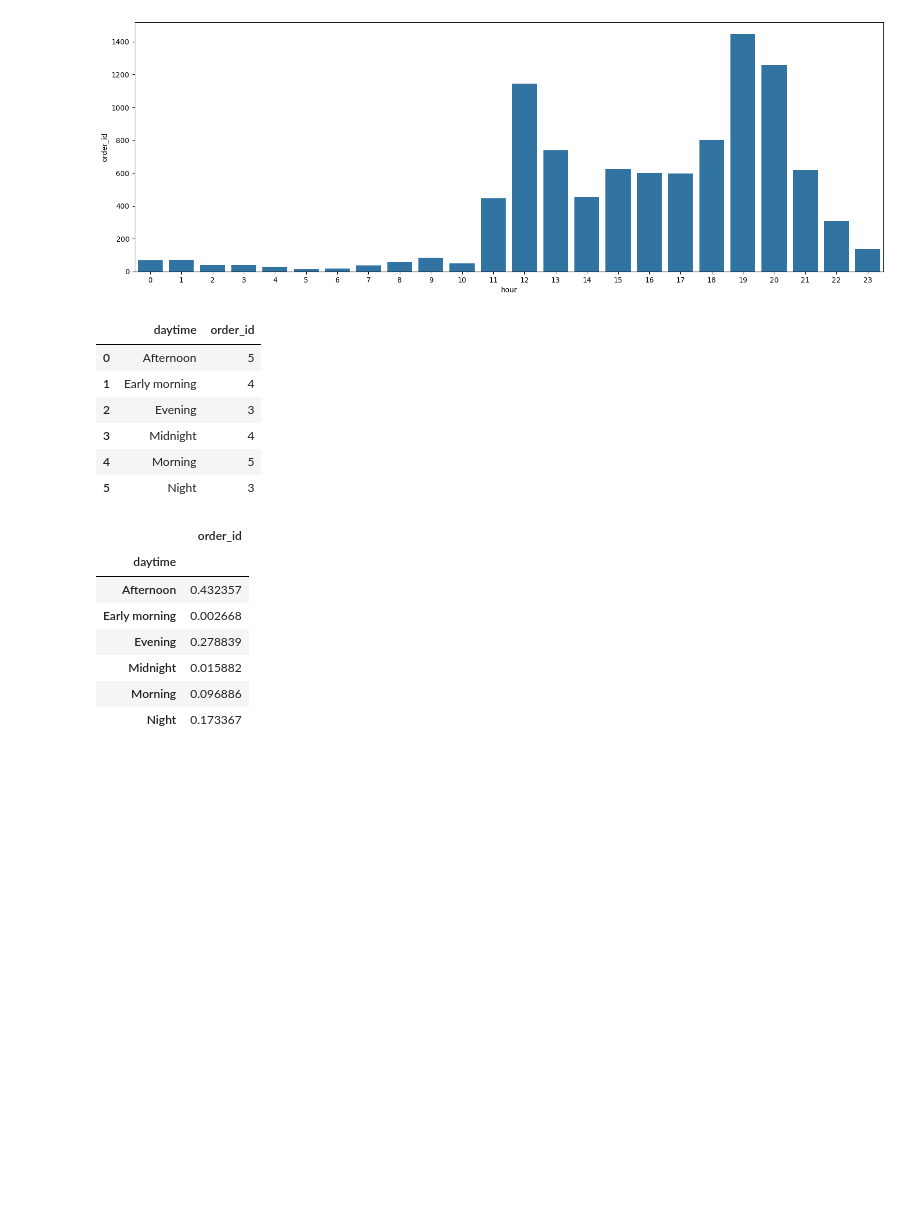
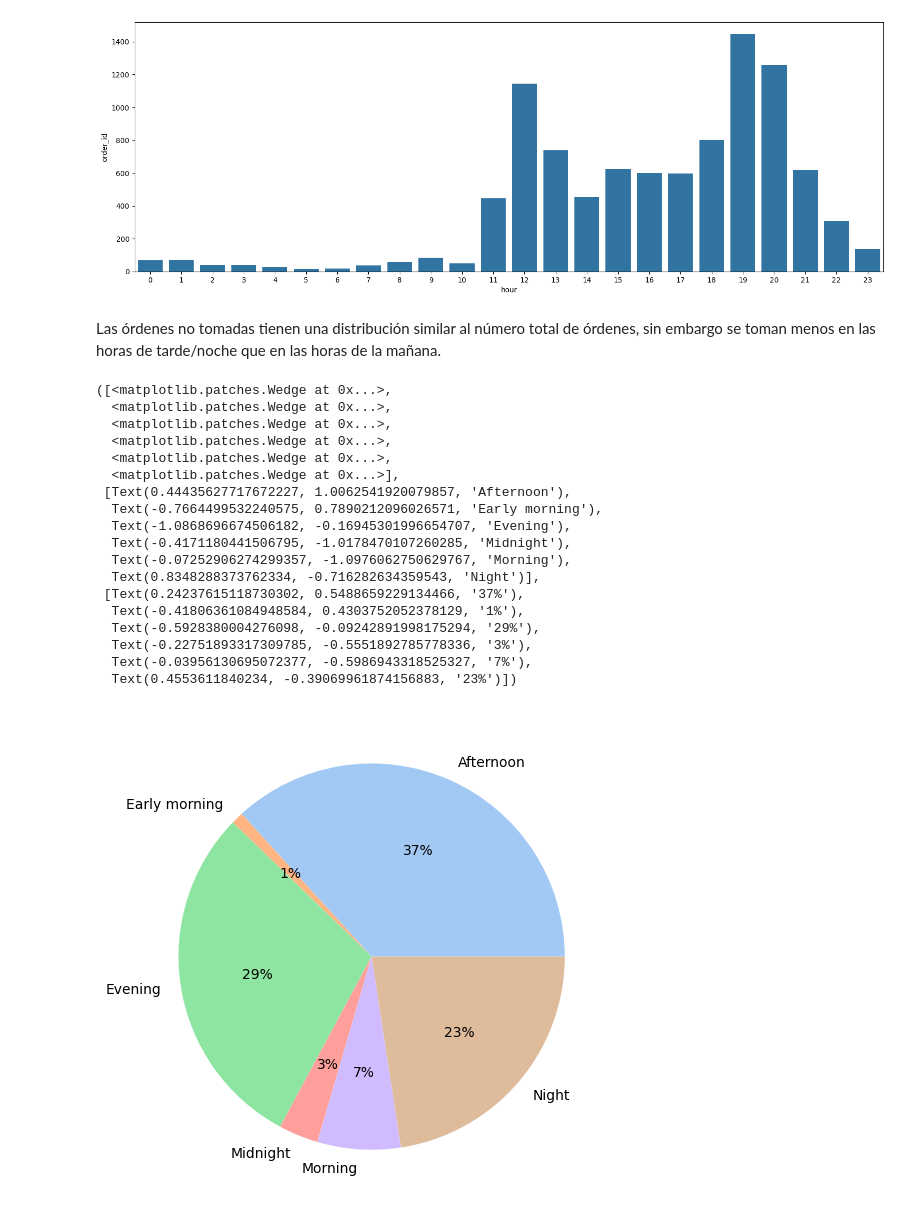
Before and after one commit to jdcarranzas/Prueba-Rappi, a Jupyter notebook: script.ipynb, the cells around one changed output. Cells and saved outputs as stored; diff of their text form; code cells hidden in the pictures; blank space fills up the shorter version.

```diff
--- a/script.ipynb
+++ b/script.ipynb
@@ -147,4 +151,5 @@ dataset['day'] = dataset['created_at'].dt.dayofweek
 
 dataset['hour'] = dataset['created_at'].dt.hour
 dataset['daytime'] = dataset['hour'].apply(morning_time)
+non_taken_df = dataset.loc[dataset['taken']==0,:]
 # %% [markdown]
@@ -188,24 +193,28 @@ sns.barplot(x = 'hour', y = 'order_id', data = non_taken_hour_analysis)
 # %% [output]
 <Axes: xlabel='hour', ylabel='order_id'>
 [figure]
-# %%
-daytime_analysis
-# %% [output]
-|  | daytime | order_id |
-| 0 | Afternoon | 5 |
-| 1 | Early morning | 4 |
-| 2 | Evening | 3 |
-| 3 | Midnight | 4 |
-| 4 | Morning | 5 |
-| 5 | Night | 3 |
-# %%
-dataset.groupby(['daytime'])[['order_id']].count().transform(lambda x: x/sum(x))
-# %% [output]
-|  | order_id |
-| daytime |  |
-| Afternoon | 0.432357 |
-| Early morning | 0.002668 |
-| Evening | 0.278839 |
-| Midnight | 0.015882 |
-| Morning | 0.096886 |
-| Night | 0.173367 |
+# %% [markdown]
+Las órdenes no tomadas tienen una distribución similar al número total de órdenes, sin embargo se toman menos en las horas de tarde/noche que en las horas de la mañana.
+# %%
+non_taken_daytime_analysis = non_taken_df.groupby(['daytime'])[['order_id']].count().reset_index()
+plt.pie(non_taken_daytime_analysis['order_id'], labels = non_taken_daytime_analysis['daytime'], colors = sns.color_palette('pastel'), autopct='%.0f%%')
+# %% [output]
+([<matplotlib.patches.Wedge at 0x...>,
+  <matplotlib.patches.Wedge at 0x...>,
+  <matplotlib.patches.Wedge at 0x...>,
+  <matplotlib.patches.Wedge at 0x...>,
+  <matplotlib.patches.Wedge at 0x...>,
+  <matplotlib.patches.Wedge at 0x...>],
+ [Text(0.44435627717672227, 1.0062541920079857, 'Afternoon'),
+  Text(-0.7664499532240575, 0.7890212096026571, 'Early morning'),
+  Text(-1.0868696674506182, -0.16945301996654707, 'Evening'),
+  Text(-0.4171180441506795, -1.0178470107260285, 'Midnight'),
+  Text(-0.07252906274299357, -1.0976062750629767, 'Morning'),
+  Text(0.8348288373762334, -0.716282634359543, 'Night')],
+ [Text(0.24237615118730302, 0.5488659229134466, '37%'),
+  Text(-0.41806361084948584, 0.4303752052378129, '1%'),
+  Text(-0.5928380004276098, -0.09242891998175294, '29%'),
+  Text(-0.22751893317309785, -0.5551892785778336, '3%'),
+  Text(-0.03956130695072377, -0.5986943318525327, '7%'),
+  Text(0.4553611840234, -0.39069961874156883, '23%')])
+[figure, added]
```
Also changed, not shown: parts of 43 cells of this notebook.
